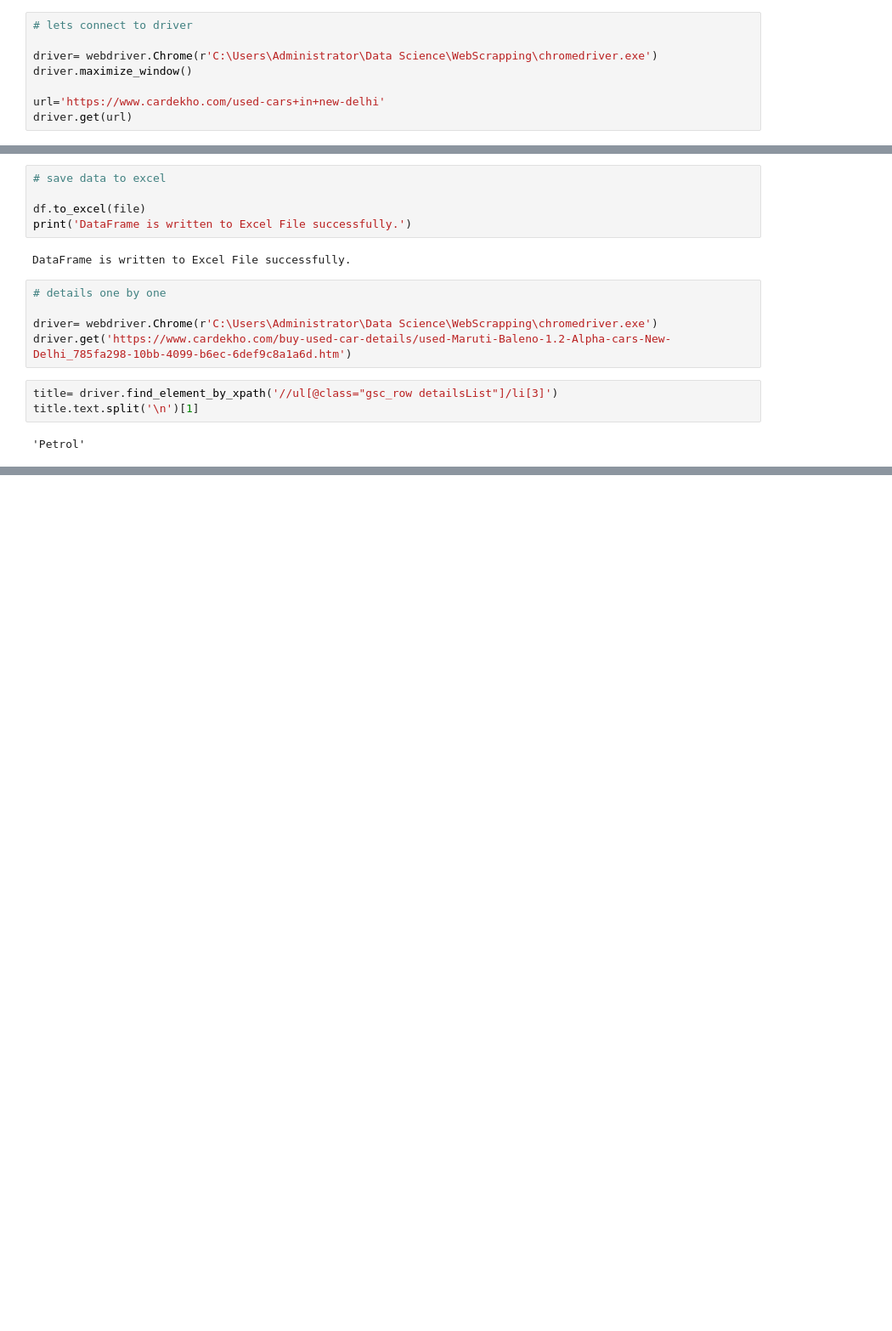
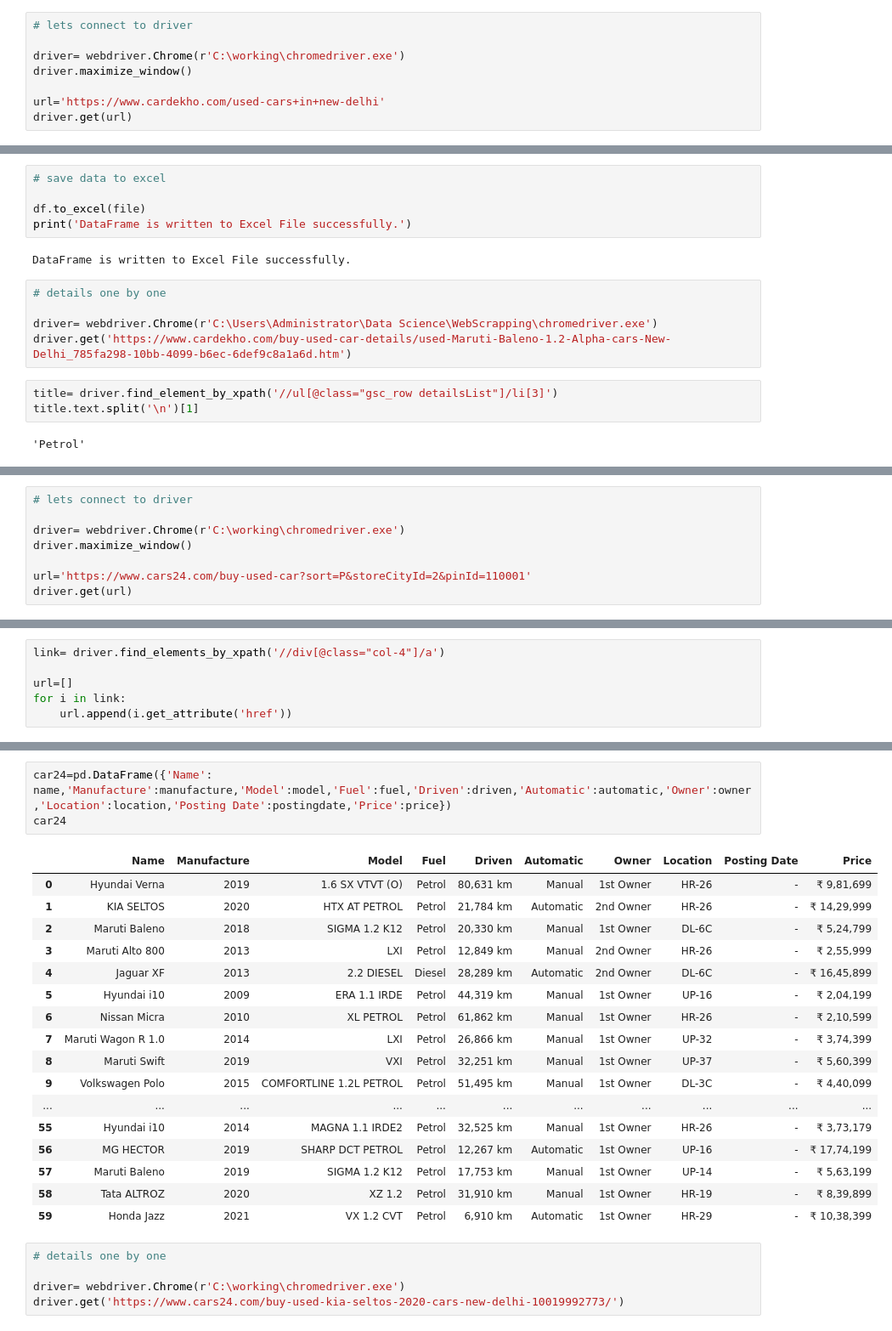
Before and after one commit to mohittomar2008/Car-Price-Prediction, a Jupyter notebook: Car Price Prediction.ipynb, the cells around one changed output, grey strips where cells are left out. Shown: that part at 85% size. Drawn from its saved outputs; the diff is of its cells as text; blank space fills up the shorter version.

```diff
--- a/Car Price Prediction.ipynb
+++ b/Car Price Prediction.ipynb
@@ -148,7 +148,7 @@ title.text
 # %%
 # lets connect to driver
 
-driver= webdriver.Chrome(r'C:\Users\Administrator\Data Science\WebScrapping\chromedriver.exe')
+driver= webdriver.Chrome(r'C:\working\chromedriver.exe')
 driver.maximize_window()
 
 url='https://www.cardekho.com/used-cars+in+new-delhi'
@@ -298,0 +306,8 @@ title.text.split('\n')[1]
+# %%
+# lets connect to driver
+
+driver= webdriver.Chrome(r'C:\working\chromedriver.exe')
+driver.maximize_window()
+
+url='https://www.cars24.com/buy-used-car?sort=P&storeCityId=2&pinId=110001'
+driver.get(url)
@@ -298,0 +317,6 @@ title.text.split('\n')[1]
+# %%
+link= driver.find_elements_by_xpath('//div[@class="col-4"]/a')
+
+url=[]
+for i in link:
+    url.append(i.get_attribute('href'))
@@ -298,0 +418,26 @@ title.text.split('\n')[1]
+# %%
+car24=pd.DataFrame({'Name': name,'Manufacture':manufacture,'Model':model,'Fuel':fuel,'Driven':driven,'Automatic':automatic,'Owner':owner,'Location':location,'Posting Date':postingdate,'Price':price})
+car24
+# %% [output]
+|  | Name | Manufacture | Model | Fuel | Driven | Automatic | Owner | Location | Posting Date | Price |
+| 0 | Hyundai Verna | 2019 | 1.6 SX VTVT (O) | Petrol | 80,631 km | Manual | 1st Owner | HR-26 | - | ₹ 9,81,699 |
+| 1 | KIA SELTOS | 2020 | HTX AT PETROL | Petrol | 21,784 km | Automatic | 2nd Owner | HR-26 | - | ₹ 14,29,999 |
+| 2 | Maruti Baleno | 2018 | SIGMA 1.2 K12 | Petrol | 20,330 km | Manual | 1st Owner | DL-6C | - | ₹ 5,24,799 |
+| 3 | Maruti Alto 800 | 2013 | LXI | Petrol | 12,849 km | Manual | 2nd Owner | HR-26 | - | ₹ 2,55,999 |
+| 4 | Jaguar XF | 2013 | 2.2 DIESEL | Diesel | 28,289 km | Automatic | 2nd Owner | DL-6C | - | ₹ 16,45,899 |
+| 5 | Hyundai i10 | 2009 | ERA 1.1 IRDE | Petrol | 44,319 km | Manual | 1st Owner | UP-16 | - | ₹ 2,04,199 |
+| 6 | Nissan Micra | 2010 | XL PETROL | Petrol | 61,862 km | Manual | 1st Owner | HR-26 | - | ₹ 2,10,599 |
+| 7 | Maruti Wagon R 1.0 | 2014 | LXI | Petrol | 26,866 km | Manual | 1st Owner | UP-32 | - | ₹ 3,74,399 |
+| 8 | Maruti Swift | 2019 | VXI | Petrol | 32,251 km | Manual | 1st Owner | UP-37 | - | ₹ 5,60,399 |
+| 9 | Volkswagen Polo | 2015 | COMFORTLINE 1.2L PETROL | Petrol | 51,495 km | Manual | 1st Owner | DL-3C | - | ₹ 4,40,099 |
+| ... | ... | ... | ... | ... | ... | ... | ... | ... | ... | ... |
+| 55 | Hyundai i10 | 2014 | MAGNA 1.1 IRDE2 | Petrol | 32,525 km | Manual | 1st Owner | HR-26 | - | ₹ 3,73,179 |
+| 56 | MG HECTOR | 2019 | SHARP DCT PETROL | Petrol | 12,267 km | Automatic | 1st Owner | UP-16 | - | ₹ 17,74,199 |
+| 57 | Maruti Baleno | 2019 | SIGMA 1.2 K12 | Petrol | 17,753 km | Manual | 1st Owner | UP-14 | - | ₹ 5,63,199 |
+| 58 | Tata ALTROZ | 2020 | XZ 1.2 | Petrol | 31,910 km | Manual | 1st Owner | HR-19 | - | ₹ 8,39,899 |
+| 59 | Honda Jazz | 2021 | VX 1.2 CVT | Petrol | 6,910 km | Automatic | 1st Owner | HR-29 | - | ₹ 10,38,399 |
+# %%
+# details one by one
+
+driver= webdriver.Chrome(r'C:\working\chromedriver.exe')
+driver.get('https://www.cars24.com/buy-used-kia-seltos-2020-cars-new-delhi-10019992773/')
```
Also changed, not shown: parts of 7 cells of this notebook.
